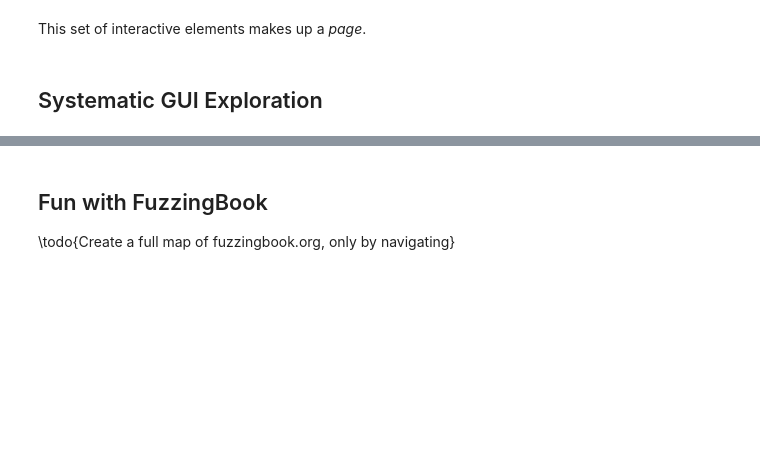
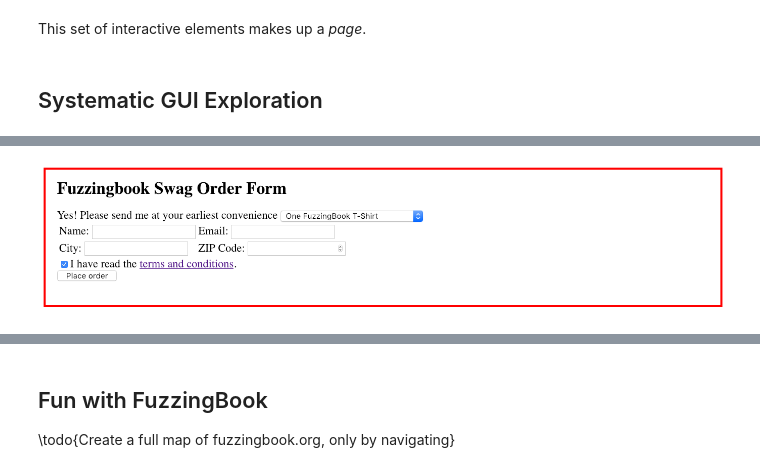
Before and after one commit to uds-se/fuzzingbook, a Jupyter notebook: docs/beta/notebooks/GUIFuzzer.ipynb, the cells around one changed output, grey strips where cells are left out. Drawn from its saved outputs; the diff is of its cells as text; code cells hidden in the pictures; blank space fills up the shorter version.

```diff
--- a/docs/beta/notebooks/GUIFuzzer.ipynb
+++ b/docs/beta/notebooks/GUIFuzzer.ipynb
@@ -256,0 +677,4 @@ This set of interactive elements makes up a _page_.
+# %%
+Image(driver.get_screenshot_as_png())
+# %% [output]
+[figure, added]
```
Also changed, not shown: parts of 103 cells of this notebook, 35 other files.
